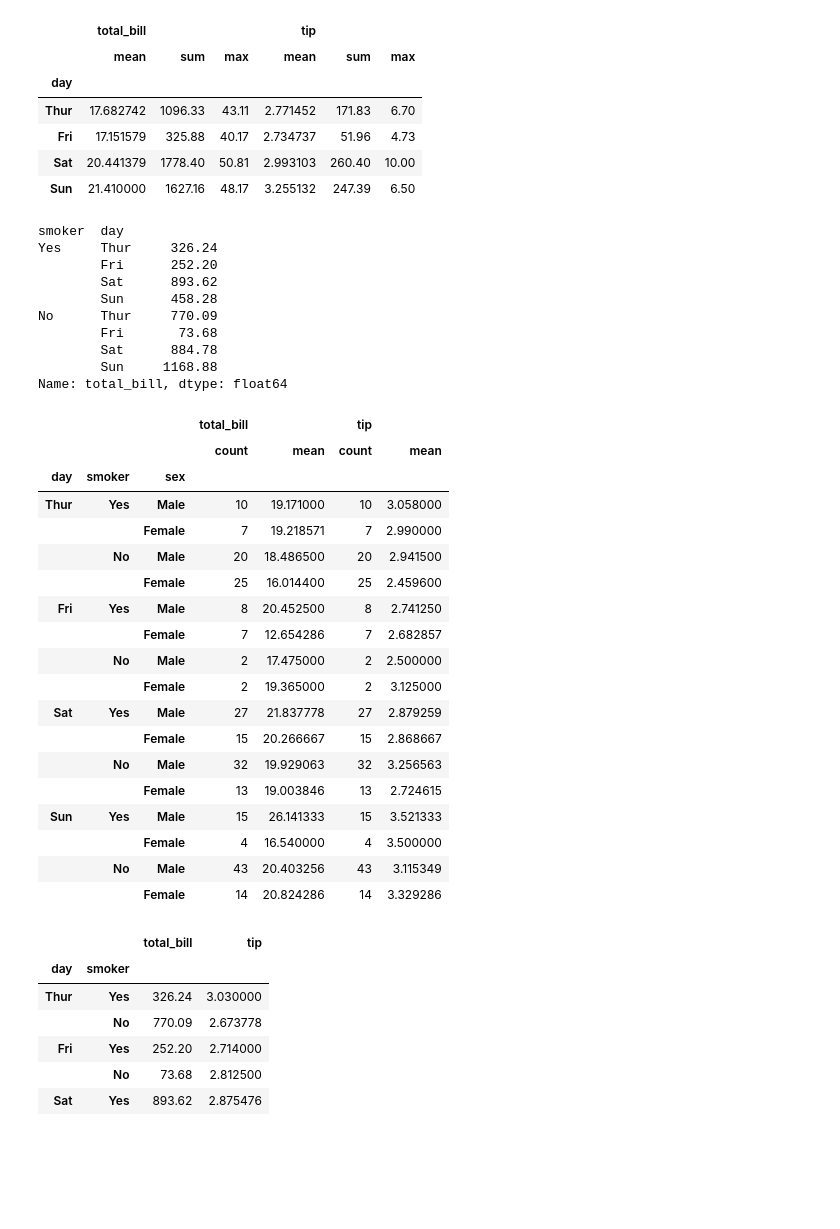
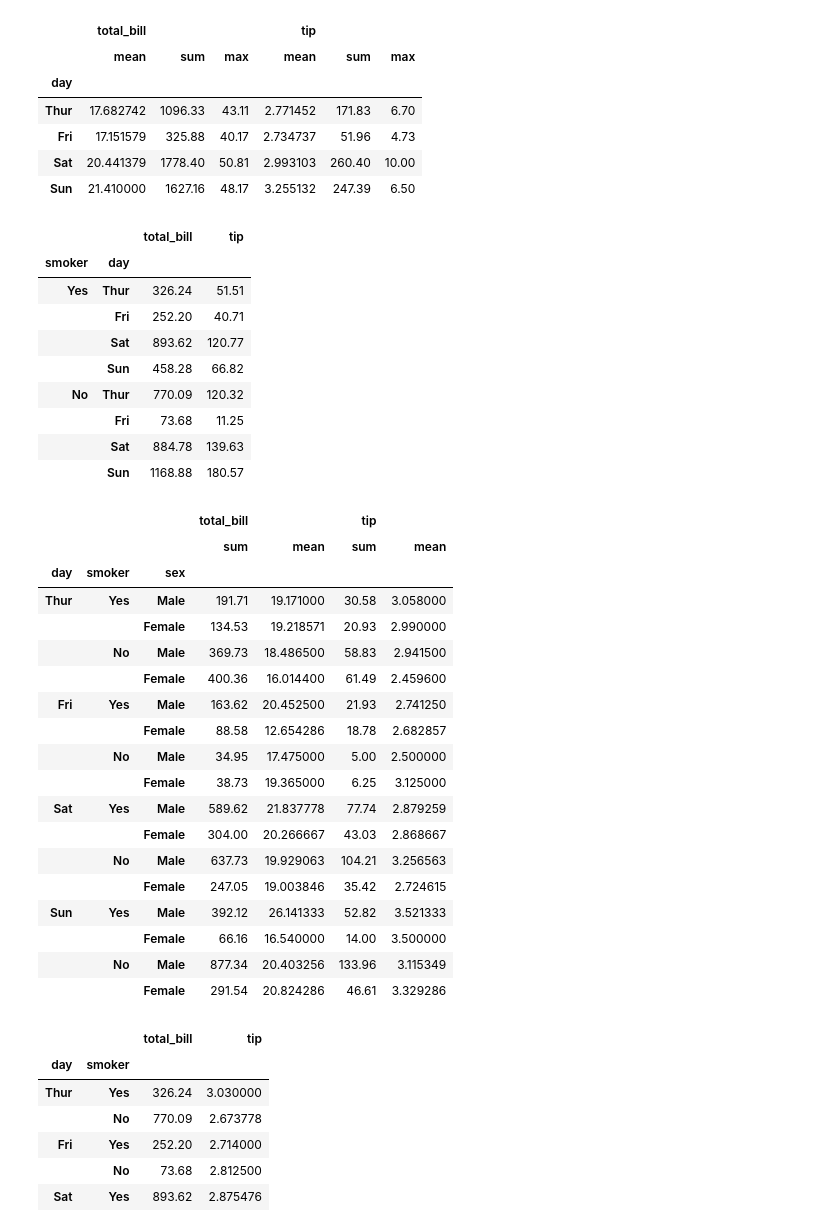
Before and after one commit to aasrithkommoju/Data-Science-Example-Code, a Jupyter notebook: pandas/tips_df.ipynb, the cells around one changed output. Saved outputs shown, nothing was run; the diff lists cells and outputs as text; code cells hidden in the pictures; blank space fills up the shorter version.

```diff
--- a/pandas/tips_df.ipynb
+++ b/pandas/tips_df.ipynb
@@ -140,40 +140,40 @@ tips.groupby('day')[['total_bill','tip']].agg(['mean','sum','max'])
 | Sat | 20.441379 | 1778.40 | 50.81 | 2.993103 | 260.40 | 10.00 |
 | Sun | 21.410000 | 1627.16 | 48.17 | 3.255132 | 247.39 | 6.50 |
 # %%
-tips.groupby(['smoker','day'])['total_bill'].sum()
+tips.groupby(['smoker','day'])[ ['total_bill','tip']].sum()
 # %% [output]
-smoker  day
-Yes     Thur     326.24
-        Fri      252.20
-        Sat      893.62
-        Sun      458.28
-No      Thur     770.09
-        Fri       73.68
-        Sat      884.78
-        Sun     1168.88
-Name: total_bill, dtype: float64
+|  |  | total_bill | tip |
+| smoker | day |  |  |
+| Yes | Thur | 326.24 | 51.51 |
+|  | Fri | 252.20 | 40.71 |
+|  | Sat | 893.62 | 120.77 |
+|  | Sun | 458.28 | 66.82 |
+| No | Thur | 770.09 | 120.32 |
+|  | Fri | 73.68 | 11.25 |
+|  | Sat | 884.78 | 139.63 |
+|  | Sun | 1168.88 | 180.57 |
 # %%
-tips.groupby(['day','smoker','sex'])[['total_bill','tip']].agg(['count','mean'])
+tips.groupby(['day','smoker','sex'])[['total_bill','tip']].agg(['sum','mean'])
 # %% [output]
 |  |  |  | total_bill |  | tip |  |
-|  |  |  | count | mean | count | mean |
+|  |  |  | sum | mean | sum | mean |
 | day | smoker | sex |  |  |  |  |
-| Thur | Yes | Male | 10 | 19.171000 | 10 | 3.058000 |
-|  |  | Female | 7 | 19.218571 | 7 | 2.990000 |
-|  | No | Male | 20 | 18.486500 | 20 | 2.941500 |
-|  |  | Female | 25 | 16.014400 | 25 | 2.459600 |
-| Fri | Yes | Male | 8 | 20.452500 | 8 | 2.741250 |
-|  |  | Female | 7 | 12.654286 | 7 | 2.682857 |
-|  | No | Male | 2 | 17.475000 | 2 | 2.500000 |
-|  |  | Female | 2 | 19.365000 | 2 | 3.125000 |
-| Sat | Yes | Male | 27 | 21.837778 | 27 | 2.879259 |
-|  |  | Female | 15 | 20.266667 | 15 | 2.868667 |
-|  | No | Male | 32 | 19.929063 | 32 | 3.256563 |
-|  |  | Female | 13 | 19.003846 | 13 | 2.724615 |
-| Sun | Yes | Male | 15 | 26.141333 | 15 | 3.521333 |
-|  |  | Female | 4 | 16.540000 | 4 | 3.500000 |
-|  | No | Male | 43 | 20.403256 | 43 | 3.115349 |
-|  |  | Female | 14 | 20.824286 | 14 | 3.329286 |
+| Thur | Yes | Male | 191.71 | 19.171000 | 30.58 | 3.058000 |
+|  |  | Female | 134.53 | 19.218571 | 20.93 | 2.990000 |
+|  | No | Male | 369.73 | 18.486500 | 58.83 | 2.941500 |
+|  |  | Female | 400.36 | 16.014400 | 61.49 | 2.459600 |
+| Fri | Yes | Male | 163.62 | 20.452500 | 21.93 | 2.741250 |
+|  |  | Female | 88.58 | 12.654286 | 18.78 | 2.682857 |
+|  | No | Male | 34.95 | 17.475000 | 5.00 | 2.500000 |
+|  |  | Female | 38.73 | 19.365000 | 6.25 | 3.125000 |
+| Sat | Yes | Male | 589.62 | 21.837778 | 77.74 | 2.879259 |
+|  |  | Female | 304.00 | 20.266667 | 43.03 | 2.868667 |
+|  | No | Male | 637.73 | 19.929063 | 104.21 | 3.256563 |
+|  |  | Female | 247.05 | 19.003846 | 35.42 | 2.724615 |
+| Sun | Yes | Male | 392.12 | 26.141333 | 52.82 | 3.521333 |
+|  |  | Female | 66.16 | 16.540000 | 14.00 | 3.500000 |
+|  | No | Male | 877.34 | 20.403256 | 133.96 | 3.115349 |
+|  |  | Female | 291.54 | 20.824286 | 46.61 | 3.329286 |
 # %%
 tips.groupby(['day','smoker'])['total_bill','tip'].agg({'total_bill' : 'sum','tip' : 'mean'})
 # %% [output]
```
